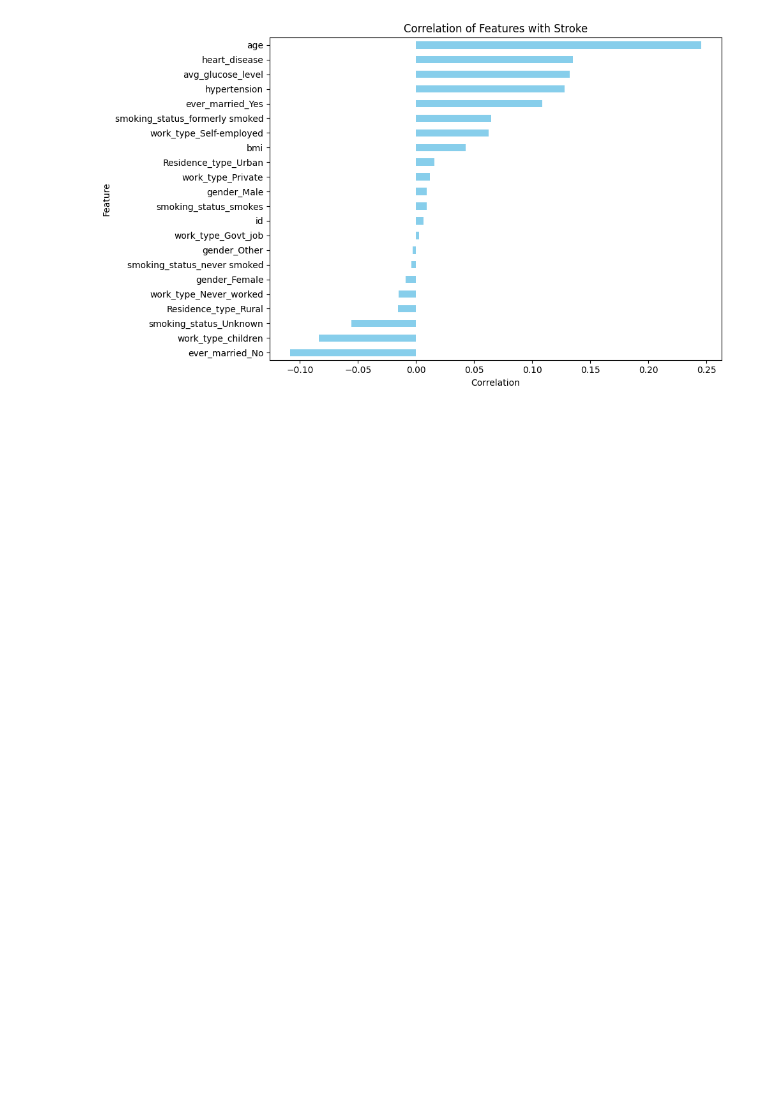
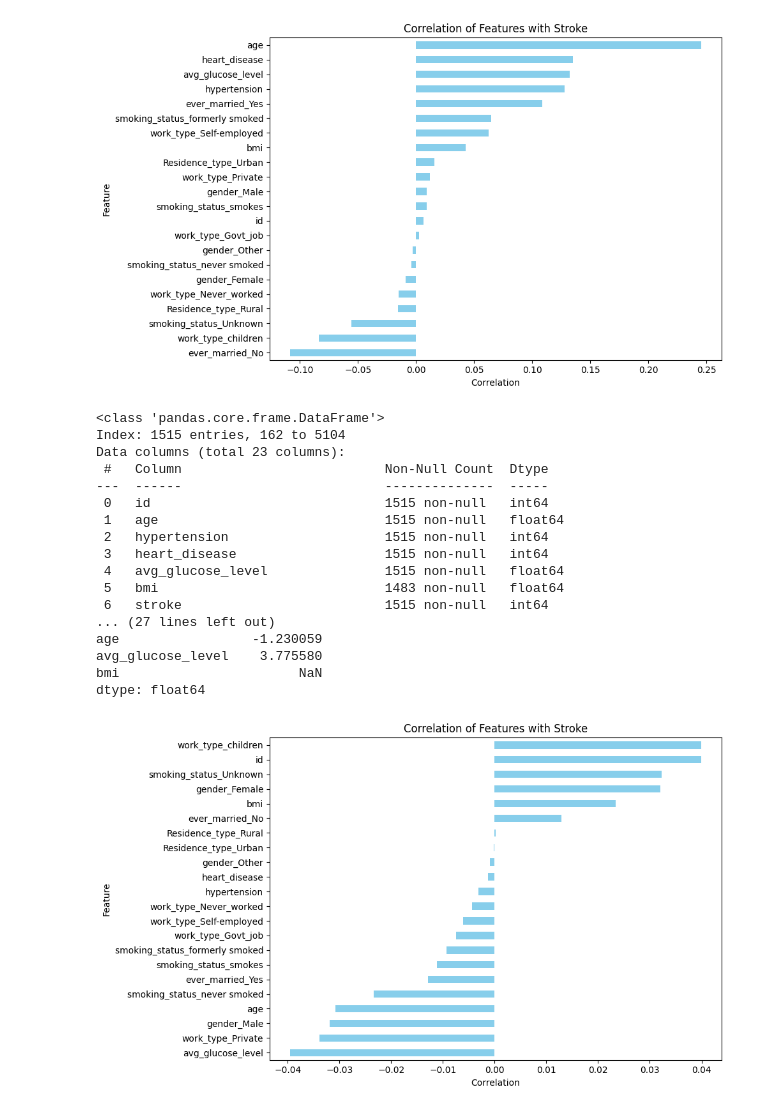
Before and after one commit to VerttB/stroke-analysis, a Jupyter notebook: correlacao.ipynb, the cells around one changed output. Cells and saved outputs as stored; diff of their text form; code cells hidden in the pictures; blank space fills up the shorter version.

```diff
--- a/correlacao.ipynb
+++ b/correlacao.ipynb
@@ -143,3 +143,58 @@ avg_glucose_level    1.677661
 bmi                       NaN
 dtype: float64
 [figure]
+# %%
+# Load the dataset
+data = pd.read_csv('./src/data.csv')
+data_jovem = data.query('age < 30')
+
+# Convert categorical variables to one-hot encoding
+data_jovem = pd.get_dummies(data_jovem, columns=[
+                      'gender', 'ever_married', 'work_type', 'Residence_type', 'smoking_status'])
+
+# Display basic information about the dataset
+print(data_jovem.info())
+
+# Calculate skewness and kurtosis for numerical variables
+numerical_vars = ['age', 'avg_glucose_level', 'bmi']
+skewness = data_jovem[numerical_vars].apply(skew)
+kurtosis_value = data_jovem[numerical_vars].apply(kurtosis)
+
+print("\nSkewness:")
+print(skewness)
+print("\nKurtosis:")
+print(kurtosis_value)
+
+# Compute the correlation matrix
+correlation_matrix = data_jovem.corr()
+
+stroke_correlation = data_jovem.corr()['stroke'].drop(
+    'stroke')  # Drop correlation of 'stroke' with itself
+
+# Plot the correlations
+plt.figure(figsize=(10, 6))
+stroke_correlation.sort_values().plot(kind='barh', color='skyblue')
+plt.title('Correlation of Features with Stroke')
+plt.xlabel('Correlation')
+plt.ylabel('Feature')
+plt.tight_layout()  # Adjust layout
+plt.show()
+# %% [output]
+<class 'pandas.core.frame.DataFrame'>
+Index: 1515 entries, 162 to 5104
+Data columns (total 23 columns):
+ #   Column                          Non-Null Count  Dtype
+---  ------                          --------------  -----
+ 0   id                              1515 non-null   int64
+ 1   age                             1515 non-null   float64
+ 2   hypertension                    1515 non-null   int64
+ 3   heart_disease                   1515 non-null   int64
+ 4   avg_glucose_level               1515 non-null   float64
+ 5   bmi                             1483 non-null   float64
+ 6   stroke                          1515 non-null   int64
+... (27 lines left out)
+age                 -1.230059
+avg_glucose_level    3.775580
+bmi                       NaN
+dtype: float64
+[figure, added]
```
